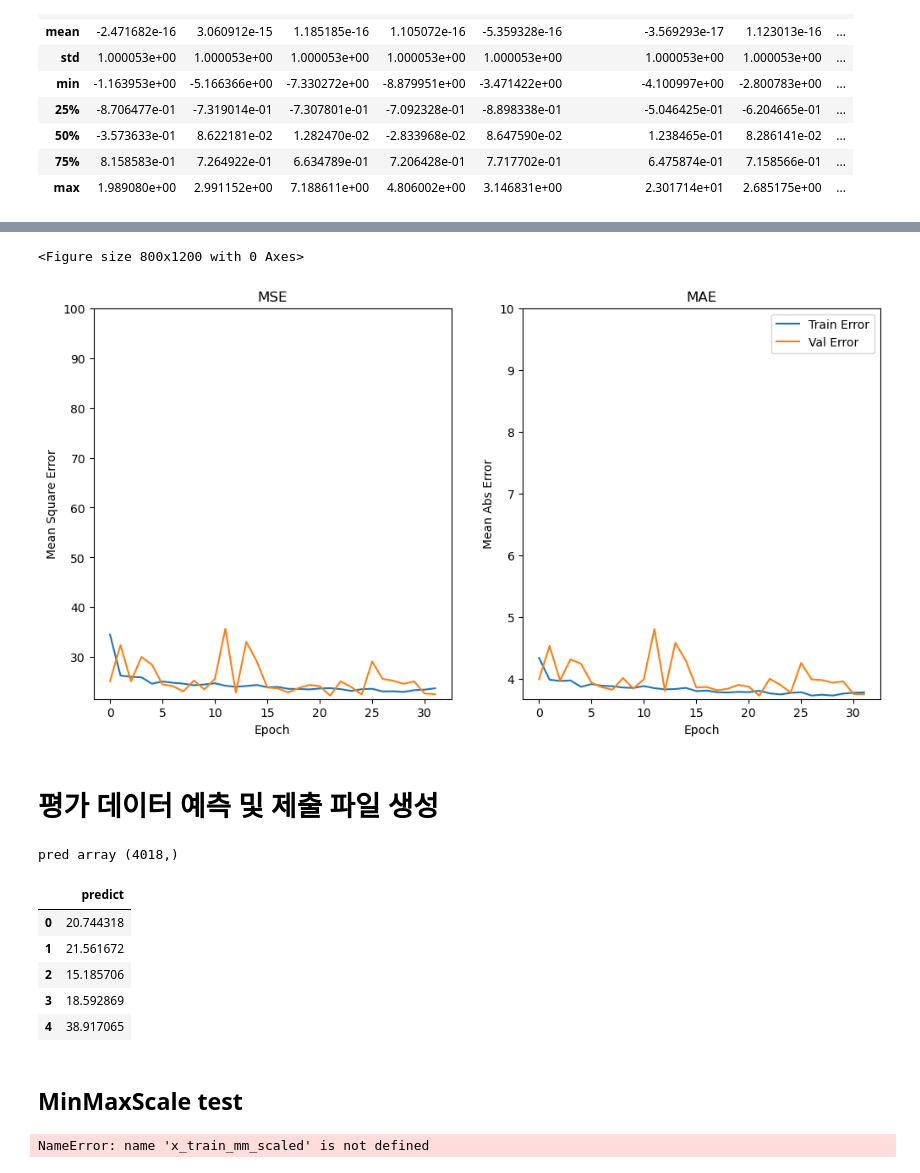
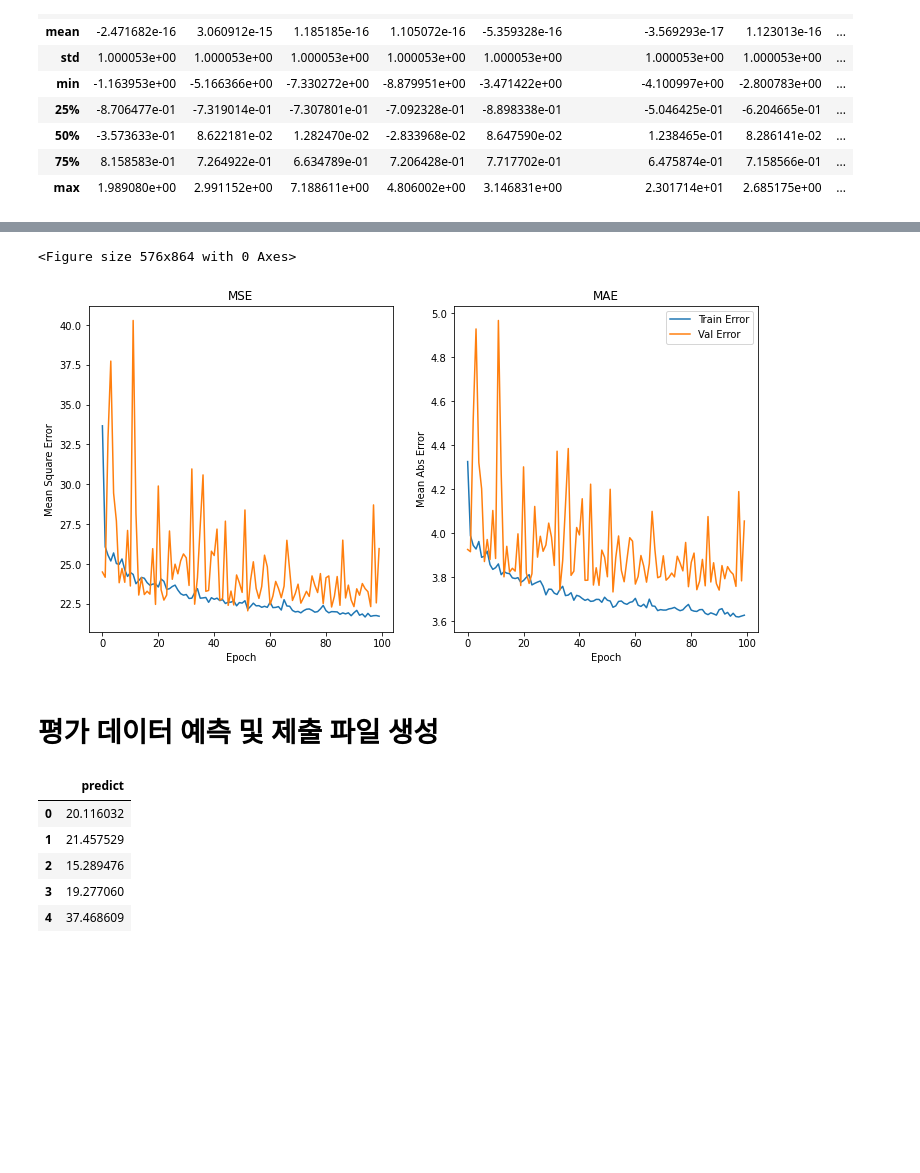
Before and after one commit to aifactory-team/AFCompetition, a Jupyter notebook: 1958/1958_baseline.ipynb, the cells around one changed output, grey strips where cells are left out. Drawn from its saved outputs; the diff is of its cells as text; code cells hidden in the pictures; blank space fills up the shorter version.

```diff
--- a/1958/1958_baseline.ipynb
+++ b/1958/1958_baseline.ipynb
@@ -240,31 +242,29 @@ hist.head()
 # %%
 # 학습과 검증 셋의 MSE loss와 MAE를 시각화
 import matplotlib.pyplot as plt
 
 plt.figure(figsize=(8,12))
 fig, (ax1, ax2) = plt.subplots(1,2, figsize=(12,6))
 
 # MSE
 ax1.set_xlabel('Epoch')
 ax1.set_ylabel('Mean Square Error')
 ax1.plot(hist.index, hist['mse'], label='Train Error')
 ax1.plot(hist.index, hist['val_mse'], label = 'Val Error')
-ax1.set_ylim(None, 100)
 ax1.set_title('MSE')
 
 # MAE
 ax2.set_xlabel('Epoch')
 ax2.set_ylabel('Mean Abs Error')
 ax2.plot(hist.index, hist['mae'], label='Train Error')
 ax2.plot(hist.index, hist['val_mae'], label = 'Val Error')
-ax2.set_ylim(None, 10)
 ax2.set_title('MAE')
 
 plt.legend()
 plt.show()
 # %% [output]
-<Figure size 800x1200 with 0 Axes>
+<Figure size 576x864 with 0 Axes>
-[figure, old version]
+[figure, new version]
 # %% [markdown]
 # 평가 데이터 예측 및 제출 파일 생성
 # %%
@@ -274,29 +274,17 @@ model.load_weights('best.h5')
 
 # 평가 데이터(x_test)를 추론하고 제출 파일형식에 맞게 csv 파일로 저장합니다.
 preds = model.predict(x_test)
-preds = preds.flatten() # 평가 데이터 4018개에 대한 추론값이 담겨있는 배열
-print('pred array', preds.shape)
 
-# 제출 파일 형식에 맞게 predict 컬럼명을 추가하여 4018개의 체지방율 예측값을 기록합니다.
-submit = pd.DataFrame(columns=['predict'], data=preds)
-submit.to_csv('./submit.csv', index=False) # 인덱스 정보를 제외하고 예측값만 저장
+# 샘플 제출파일을 읽어와 4018개의 예측값을 기록하고 저장합니다.
+submit = pd.read_csv('./dataset/submit_sample.csv')
+submit['predict'] = preds
+submit.to_csv('./my_submit.csv', index=False)
 
 submit.head()
 # %% [output]
-pred array (4018,)
 |  | predict |
-| 0 | 20.744318 |
-| 1 | 21.561672 |
-| 2 | 15.185706 |
-| 3 | 18.592869 |
-| 4 | 38.917065 |
+| 0 | 20.116032 |
+| 1 | 21.457529 |
+| 2 | 15.289476 |
+| 3 | 19.277060 |
+| 4 | 37.468609 |
-# %% [markdown]
-## MinMaxScale test
-# %%
-model = build_model()
-history = model.fit(
-    x_train_mm_scaled, y_train, epochs=50, validation_split=0.2, verbose=1
-)
-plot_history(history)
-# %% [output]
-NameError: name 'x_train_mm_scaled' is not defined
```
Also changed, not shown: parts of 13 cells of this notebook.
